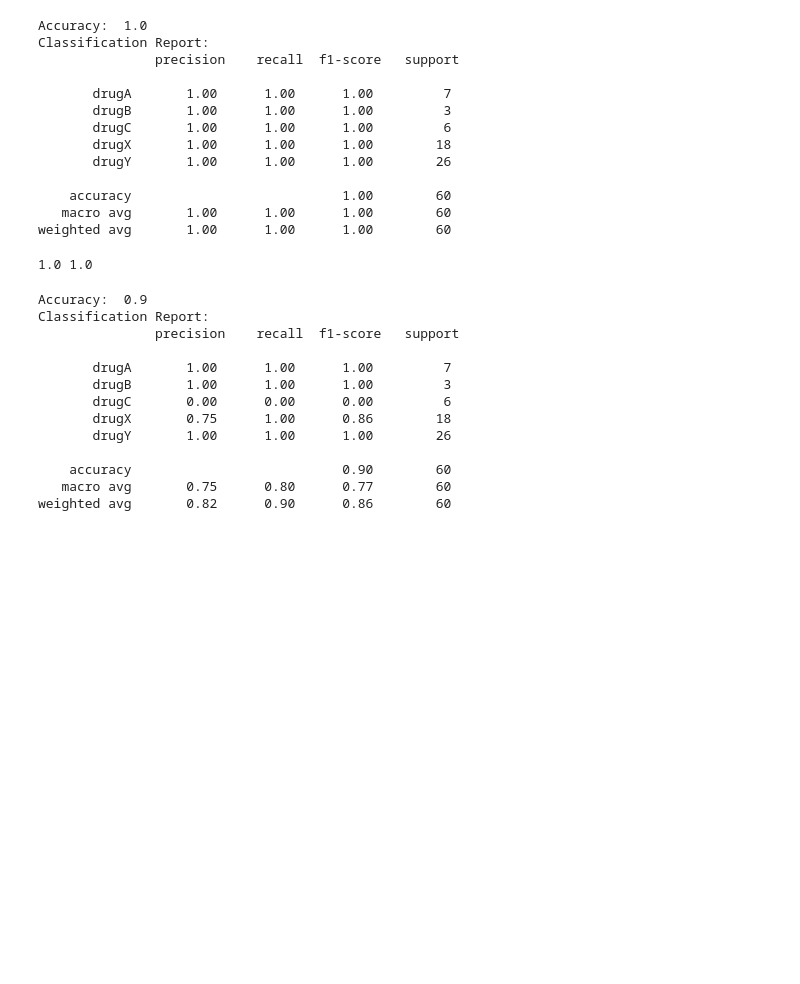
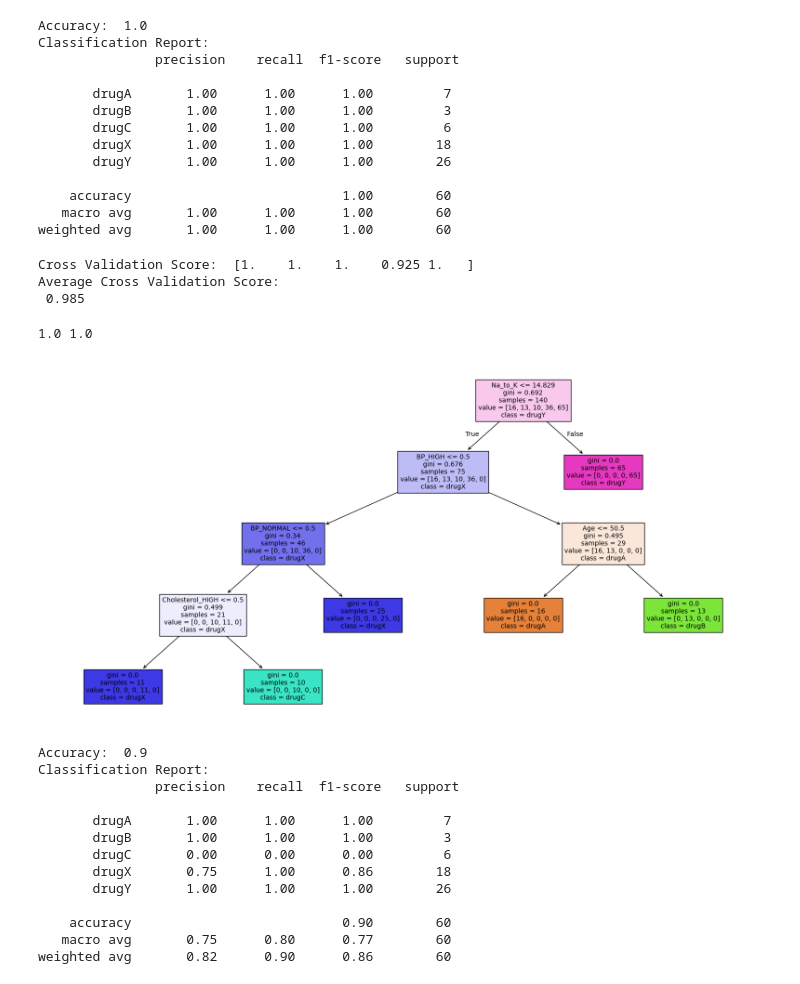
Before and after one commit to hannatoivola/Random-Forest-to-Predict-Drug-Type, a Jupyter notebook: notebooks_RandomForest_Predicting_Drug_Type.ipynb, the cells around one changed output. Saved outputs shown, nothing was run; the diff lists cells and outputs as text; code cells hidden in the pictures; blank space fills up the shorter version.

```diff
--- a/notebooks_RandomForest_Predicting_Drug_Type.ipynb
+++ b/notebooks_RandomForest_Predicting_Drug_Type.ipynb
@@ -159,14 +158,26 @@ Classification Report:
     accuracy                           1.00        60
    macro avg       1.00      1.00      1.00        60
 weighted avg       1.00      1.00      1.00        60
+# %%
+cv_scores = cross_val_score(clf, X = x, y = y, cv = 5)
+print('Cross Validation Score: ', cv_scores, '\nAverage Cross Validation Score: \n', cv_scores.mean())
+# %% [output]
+Cross Validation Score:  [1.    1.    1.    0.925 1.   ]
+Average Cross Validation Score:
+ 0.985
+# %%
+train_accuracy = clf.score(x_train, y_train)
+test_accuracy = clf.score(x_test, y_test)
+print(train_accuracy, test_accuracy)
+# %% [output]
+1.0 1.0
 # %%
-#overfitting?
-train_accuracy = clf.score(x_train, y_train)
-test_accuracy = clf.score(x_test, y_test)
-print(train_accuracy, test_accuracy)
-#both are 1.0. Explained by small size of data set. Model may be too perfect and not work well on new data and may fail. Model may have memorized data.
+#visualize decision tree
+plt.figure(figsize = (20,10))
+plot_tree(clf, feature_names = x.columns, class_names = clf.classes_, filled = True, fontsize = 10)
+plt.show()
 # %% [output]
-1.0 1.0
+[figure, added]
 # %%
 #do same as before but prune by setting max_depth to 3
 clf = DecisionTreeClassifier(criterion='gini', max_depth=3, random_state=42)
```
Also changed, not shown: parts of 7 cells of this notebook.
